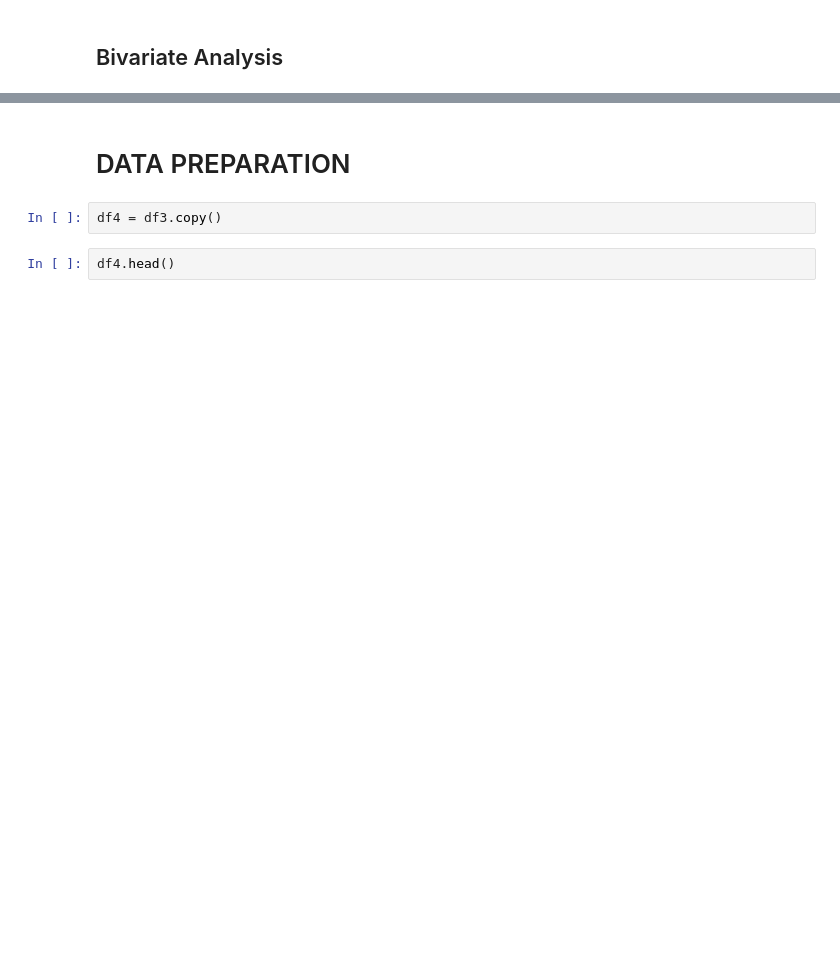
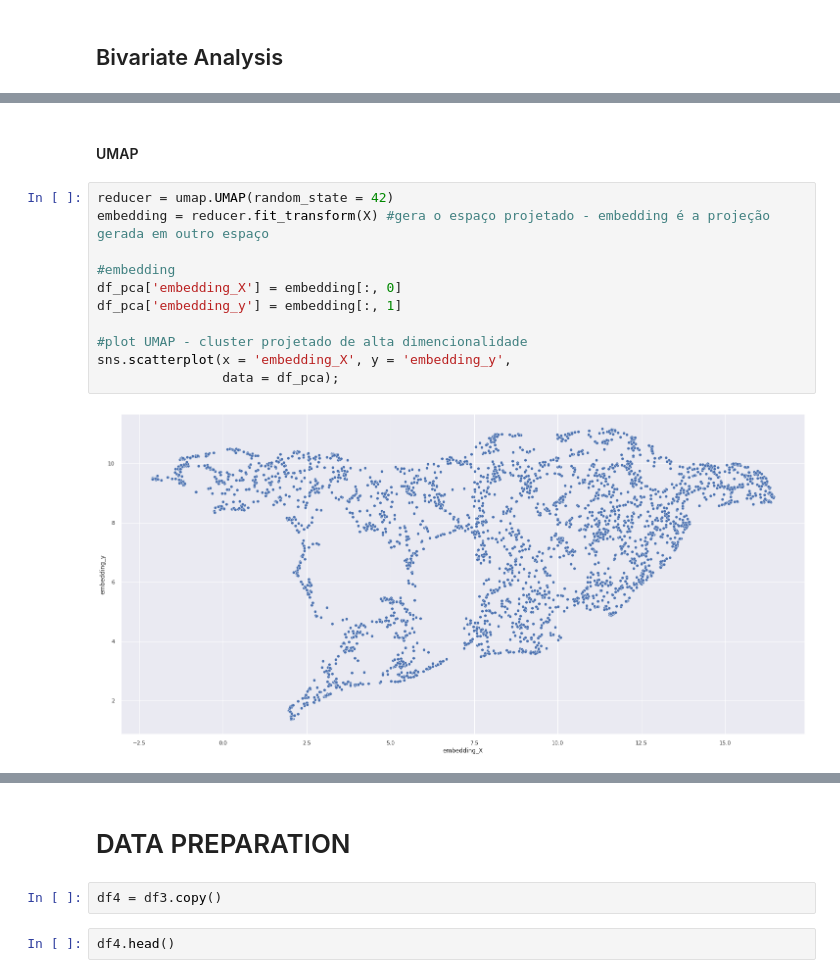
Before and after one commit to marxcerqueira/Kaggle-HighValue-Custormers-Identification, a Jupyter notebook: notebooks/c4.0-mc-feature-engineering.ipynb, the cells around one changed output, grey strips where cells are left out. Drawn from its saved outputs; the diff is of its cells as text; blank space fills up the shorter version.

```diff
--- a/notebooks/c4.0-mc-feature-engineering.ipynb
+++ b/notebooks/c4.0-mc-feature-engineering.ipynb
@@ -1027,0 +1166,15 @@ df2[df2['customer_id'] == 16446]
+# %% [markdown]
+#### UMAP
+# %%
+reducer = umap.UMAP(random_state = 42)
+embedding = reducer.fit_transform(X) #gera o espaço projetado - embedding é a projeção gerada em outro espaço
+
+#embedding
+df_pca['embedding_X'] = embedding[:, 0]
+df_pca['embedding_y'] = embedding[:, 1]
+
+#plot UMAP - cluster projetado de alta dimencionalidade
+sns.scatterplot(x = 'embedding_X', y = 'embedding_y',
+                data = df_pca);
+# %% [output]
+[figure, added]
```
Also changed, not shown: parts of 48 cells of this notebook, 2 other files.
